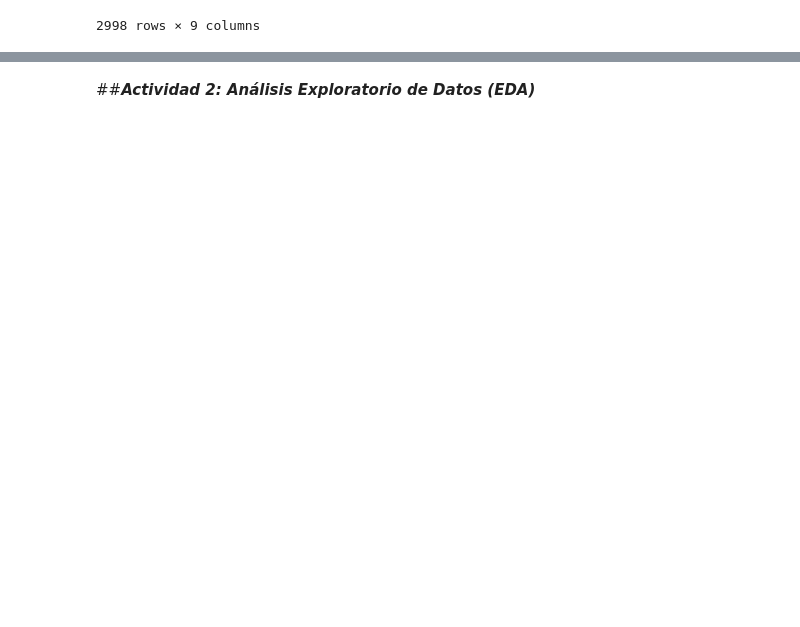
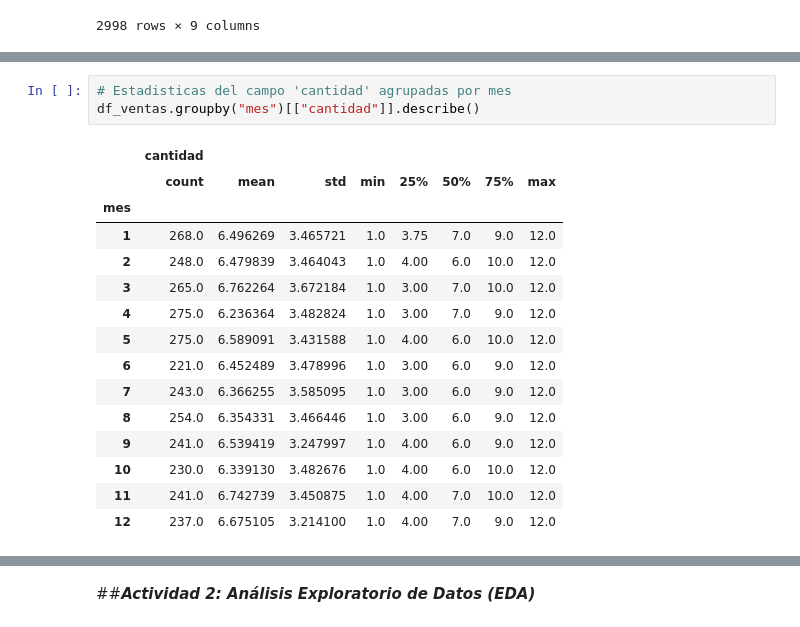
Before and after one commit to FedeM-Git/TT-2C2025-Data-Analitycs-Notebooks, a Jupyter notebook: Pre-Entrega_Maune/Pre-Entrega_Maune, Juan_Federico.ipynb, the cells around one changed output, grey strips where cells are left out. Saved outputs shown, nothing was run; the diff lists cells and outputs as text; blank space fills up the shorter version.

```diff
--- a/Pre-Entrega_Maune/Pre-Entrega_Maune, Juan_Federico.ipynb
+++ b/Pre-Entrega_Maune/Pre-Entrega_Maune, Juan_Federico.ipynb
@@ -1258,0 +1297,19 @@ df_ventas
+# %%
+# Estadisticas del campo 'cantidad' agrupadas por mes
+df_ventas.groupby("mes")[["cantidad"]].describe()
+# %% [output]
+|  | cantidad |  |  |  |  |  |  |  |
+|  | count | mean | std | min | 25% | 50% | 75% | max |
+| mes |  |  |  |  |  |  |  |  |
+| 1 | 268.0 | 6.496269 | 3.465721 | 1.0 | 3.75 | 7.0 | 9.0 | 12.0 |
+| 2 | 248.0 | 6.479839 | 3.464043 | 1.0 | 4.00 | 6.0 | 10.0 | 12.0 |
+| 3 | 265.0 | 6.762264 | 3.672184 | 1.0 | 3.00 | 7.0 | 10.0 | 12.0 |
+| 4 | 275.0 | 6.236364 | 3.482824 | 1.0 | 3.00 | 7.0 | 9.0 | 12.0 |
+| 5 | 275.0 | 6.589091 | 3.431588 | 1.0 | 4.00 | 6.0 | 10.0 | 12.0 |
+| 6 | 221.0 | 6.452489 | 3.478996 | 1.0 | 3.00 | 6.0 | 9.0 | 12.0 |
+| 7 | 243.0 | 6.366255 | 3.585095 | 1.0 | 3.00 | 6.0 | 9.0 | 12.0 |
+| 8 | 254.0 | 6.354331 | 3.466446 | 1.0 | 3.00 | 6.0 | 9.0 | 12.0 |
+| 9 | 241.0 | 6.539419 | 3.247997 | 1.0 | 4.00 | 6.0 | 9.0 | 12.0 |
+| 10 | 230.0 | 6.339130 | 3.482676 | 1.0 | 4.00 | 6.0 | 10.0 | 12.0 |
+| 11 | 241.0 | 6.742739 | 3.450875 | 1.0 | 4.00 | 7.0 | 10.0 | 12.0 |
+| 12 | 237.0 | 6.675105 | 3.214100 | 1.0 | 4.00 | 7.0 | 9.0 | 12.0 |
```
Also changed, not shown: parts of 25 cells of this notebook.
